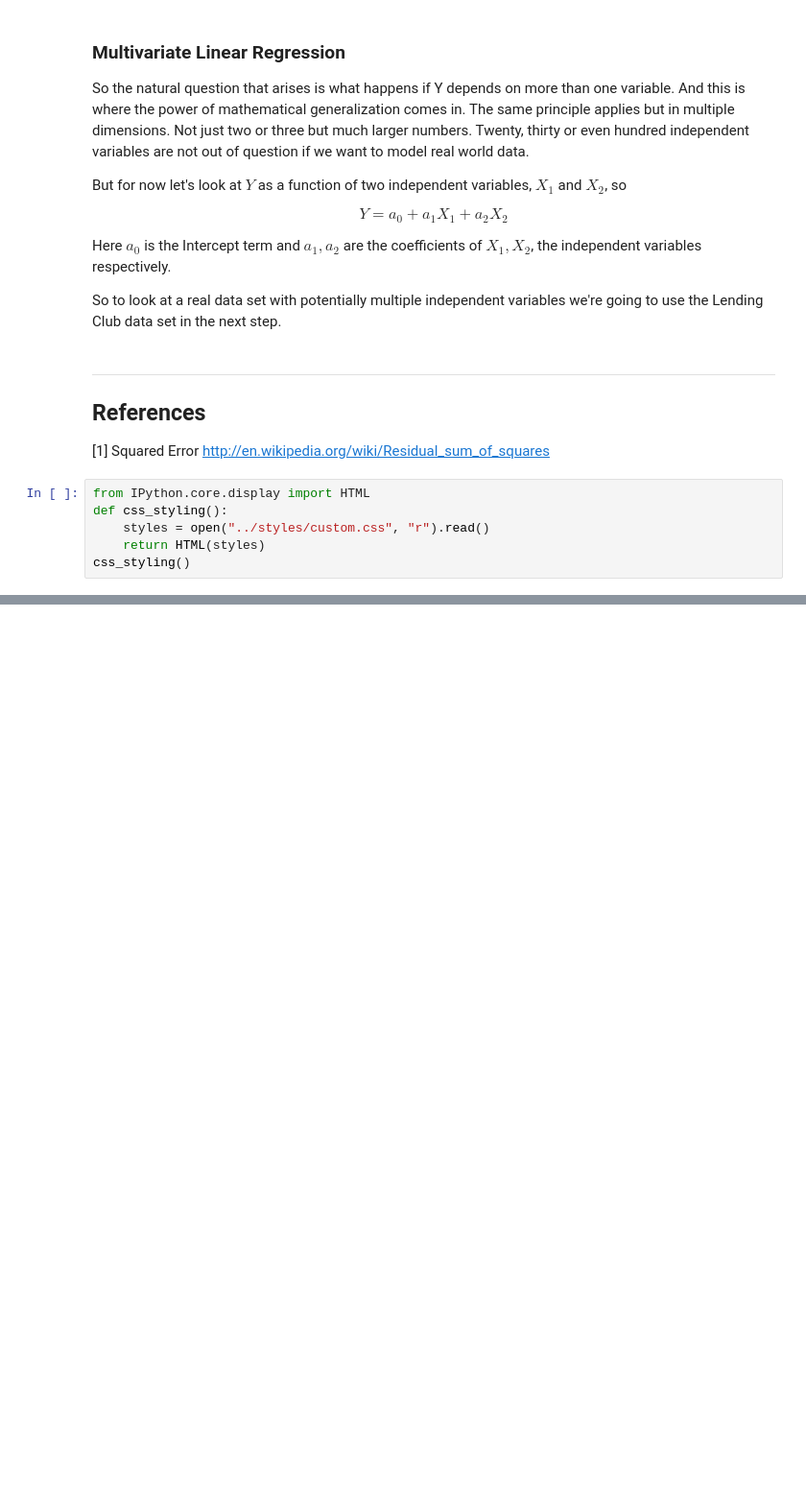
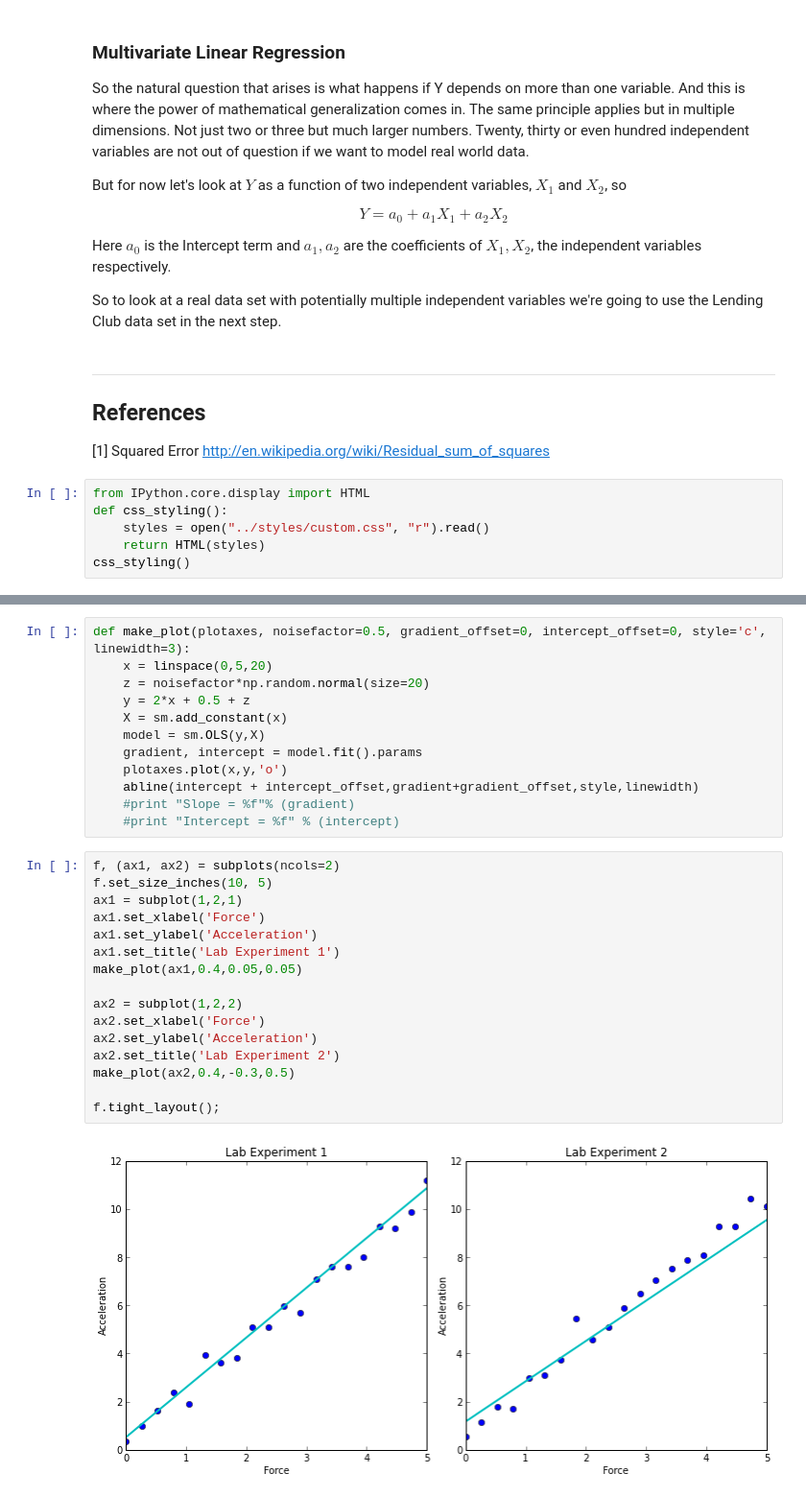
Before and after one commit to nborwankar/opendatasci, a Jupyter notebook: notebooks/A1. Linear Regression - Overview.ipynb, the cells around one changed output, grey strips where cells are left out. Shown at 96% size. Cells and saved outputs as stored; diff of their text form; blank space fills up the shorter version.

```diff
--- a/notebooks/A1. Linear Regression - Overview.ipynb
+++ b/notebooks/A1. Linear Regression - Overview.ipynb
@@ -304,0 +261,30 @@ Coefficients:
+# %%
+def make_plot(plotaxes, noisefactor=0.5, gradient_offset=0, intercept_offset=0, style='c', linewidth=3):
+    x = linspace(0,5,20)
+    z = noisefactor*np.random.normal(size=20)
+    y = 2*x + 0.5 + z
+    X = sm.add_constant(x)
+    model = sm.OLS(y,X)
+    gradient, intercept = model.fit().params
+    plotaxes.plot(x,y,'o')
+    abline(intercept + intercept_offset,gradient+gradient_offset,style,linewidth)
+    #print "Slope = %f"% (gradient)
+    #print "Intercept = %f" % (intercept)
+# %%
+f, (ax1, ax2) = subplots(ncols=2)
+f.set_size_inches(10, 5)
+ax1 = subplot(1,2,1)
+ax1.set_xlabel('Force')
+ax1.set_ylabel('Acceleration')
+ax1.set_title('Lab Experiment 1')
+make_plot(ax1,0.4,0.05,0.05)
+
+ax2 = subplot(1,2,2)
+ax2.set_xlabel('Force')
+ax2.set_ylabel('Acceleration')
+ax2.set_title('Lab Experiment 2')
+make_plot(ax2,0.4,-0.3,0.5)
+
+f.tight_layout();
+# %% [output]
+[figure, added]
```
Also changed, not shown: parts of 2 cells of this notebook, 1 other file.
